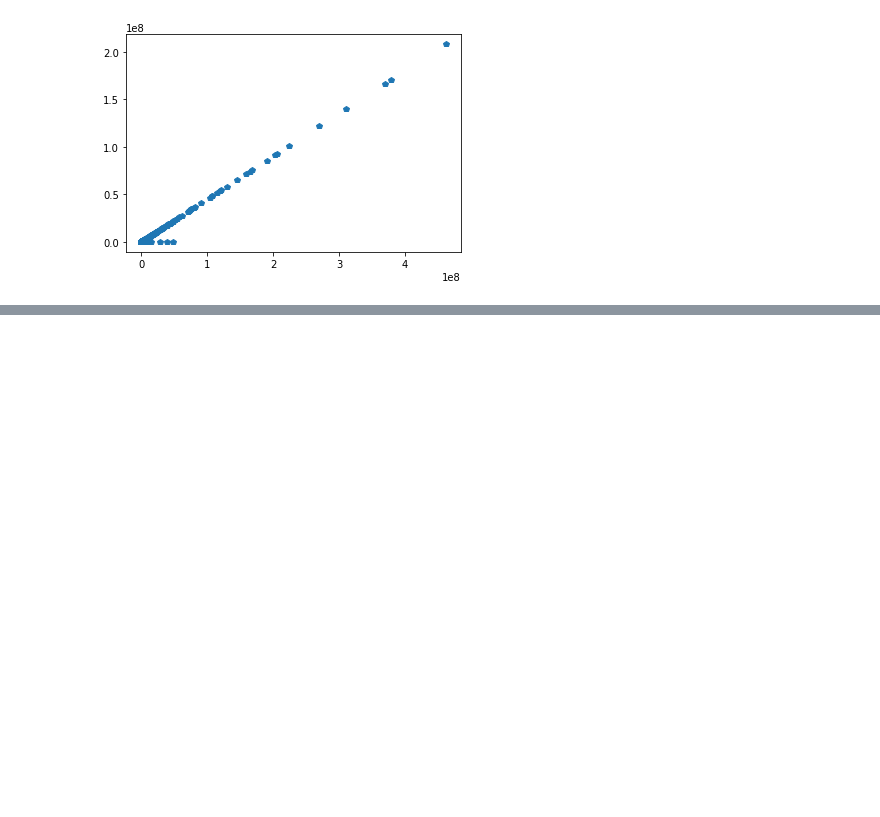
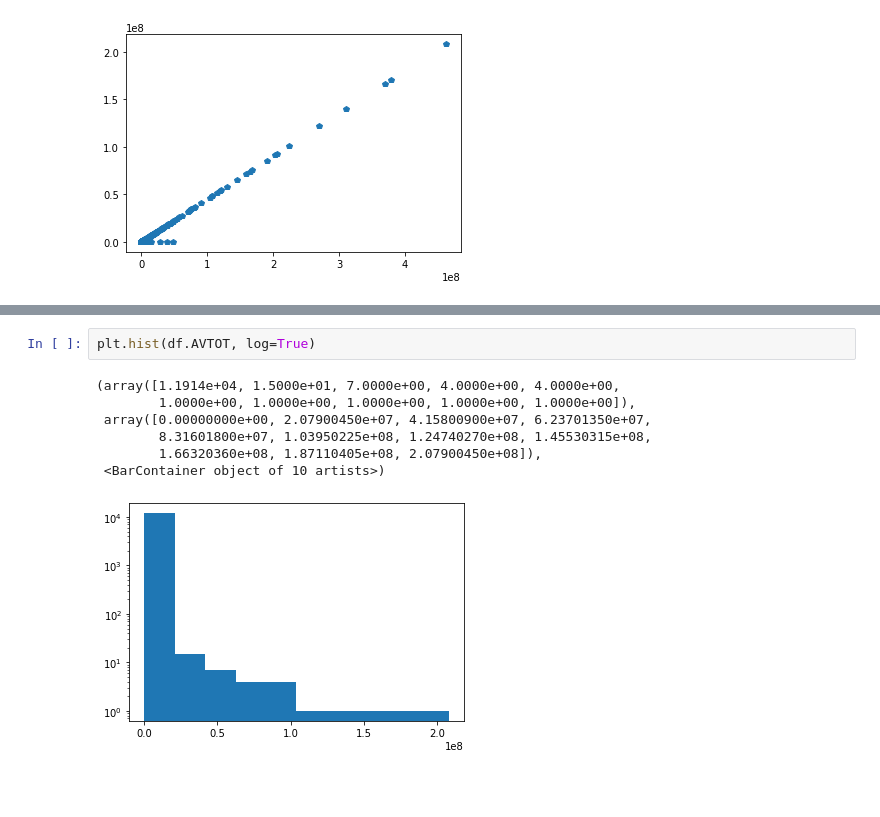
Before and after one commit to knmlprz/BHL2022, a Jupyter notebook: EDA_Kolumn.ipynb, the cells around one changed output, grey strips where cells are left out. Saved outputs shown, nothing was run; the diff lists cells and outputs as text; blank space fills up the shorter version.

```diff
--- a/EDA_Kolumn.ipynb
+++ b/EDA_Kolumn.ipynb
@@ -218,3 +228,13 @@ plt.plot(df.FULLVAL, df.AVTOT, 'p')
+# %%
+plt.hist(df.AVTOT, log=True)
+# %% [output]
+(array([1.1914e+04, 1.5000e+01, 7.0000e+00, 4.0000e+00, 4.0000e+00,
+        1.0000e+00, 1.0000e+00, 1.0000e+00, 1.0000e+00, 1.0000e+00]),
+ array([0.00000000e+00, 2.07900450e+07, 4.15800900e+07, 6.23701350e+07,
+        8.31601800e+07, 1.03950225e+08, 1.24740270e+08, 1.45530315e+08,
+        1.66320360e+08, 1.87110405e+08, 2.07900450e+08]),
+ <BarContainer object of 10 artists>)
+[figure, added]
 # %% [markdown]
 #
 # %%
```
Also changed, not shown: parts of 20 cells of this notebook, 6 other files.
